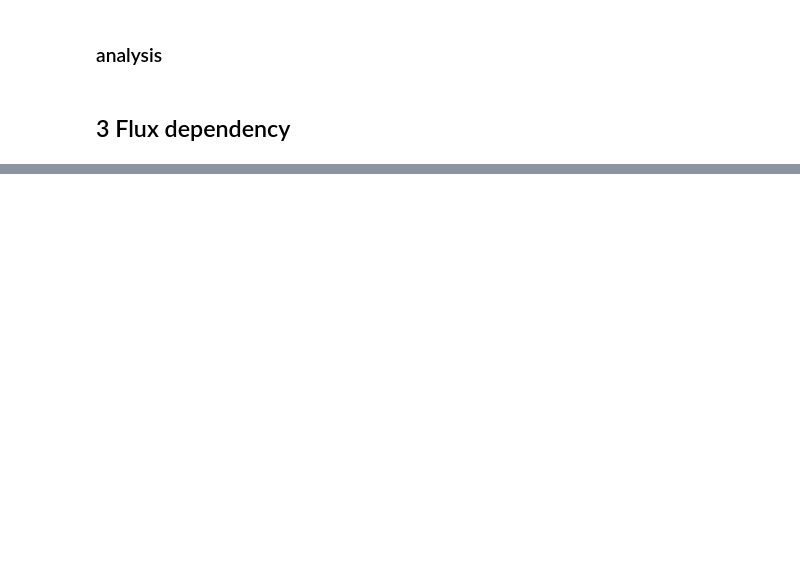
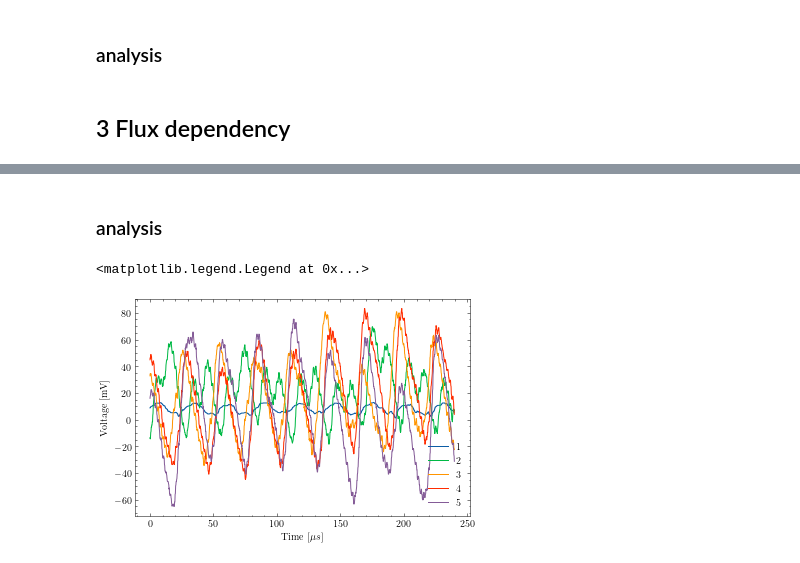
Before and after one commit to emhl/FP1, a Jupyter notebook: SQUID.ipynb, the cells around one changed output, grey strips where cells are left out. Cells and saved outputs as stored; diff of their text form; code cells hidden in the pictures; blank space fills up the shorter version.

```diff
--- a/SQUID.ipynb
+++ b/SQUID.ipynb
@@ -56,0 +118,9 @@ def temp(diode_volt):
+# %%
+flux1 = pd.read_csv('SQUID/data/V-Phi/11.01.2023 11.07.29_Trace.csv',skiprows=1)
+flux2 = pd.read_csv('SQUID/data/V-Phi/11.01.2023 11.08.24_Trace.csv',skiprows=1)
+flux3 = pd.read_csv('SQUID/data/V-Phi/11.01.2023 11.09.44_Trace.csv',skiprows=1)
+flux4 = pd.read_csv('SQUID/data/V-Phi/11.01.2023 11.09.47_Trace.csv',skiprows=1)
+flux5 = pd.read_csv('SQUID/data/V-Phi/11.01.2023 11.09.50_Trace.csv',skiprows=1)
+knee = pd.read_csv('SQUID/data/V-I/knee.csv')
+increment= 0.0000002 * 1e6 # step size in us
+flux4, knee
@@ -56,0 +145,2 @@ def temp(diode_volt):
+# %% [markdown]
+### analysis
@@ -56,0 +151,14 @@ def temp(diode_volt):
+# %%
+plt.plot(flux1['Sequence']*increment, flux1[' VOLT.1']*1e3, label='1')
+plt.plot(flux2['Sequence']*increment, flux2[' VOLT.1']*1e3, label='2')
+plt.plot(flux3['Sequence']*increment, flux3[' VOLT.1']*1e3, label='3')
+plt.plot(flux4['Sequence']*increment, flux4[' VOLT.1']*1e3, label='4')
+plt.plot(flux5['Sequence']*increment, flux5[' VOLT.1']*1e3, label='5')
+
+plt.xlabel('Time [$\mu s$]')
+plt.ylabel('Voltage [mV]')
+
+plt.legend()
+# %% [output]
+<matplotlib.legend.Legend at 0x...>
+[figure, added]
```
Also changed, not shown: parts of 18 cells of this notebook, 14 other files.
